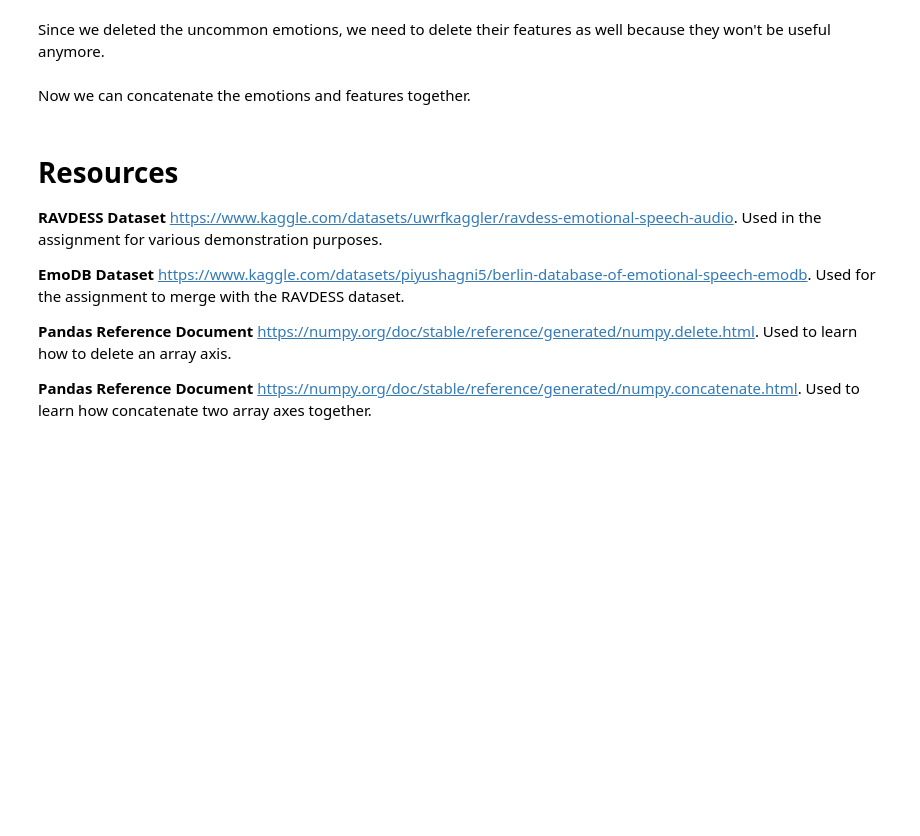
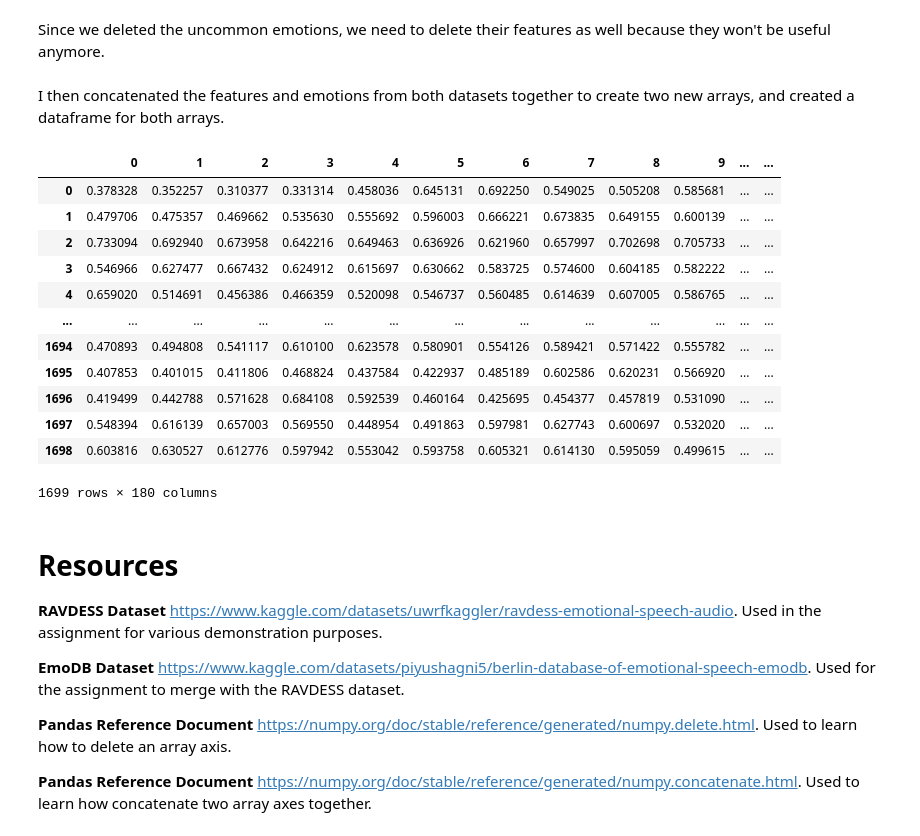
Before and after one commit to manideepvangari/Week3-Machine_Learning, a Jupyter notebook: Week_3_MachineLearning.ipynb, the cells around one changed output. Cells and saved outputs as stored; diff of their text form; code cells hidden in the pictures; blank space fills up the shorter version.

```diff
--- a/Week_3_MachineLearning.ipynb
+++ b/Week_3_MachineLearning.ipynb
@@ -728,5 +728,3 @@ Since we deleted the uncommon emotions, we need to delete their features as well
 emodb_new_features = np.delete(emodb_feature, np.where(emodb_emotions == 'boredom'), axis=0)
 ravdess_new_features = np.delete(ravdess_feature, np.where(ravdess_emotions == 'calm'), axis=0)
 ravdess_new_features = np.delete(ravdess_new_features, np.where(emodb_discarded_emotion == 'surprised'), axis=0)
-# %% [markdown]
-Now we can concatenate the emotions and features together.
@@ -736,3 +731,27 @@ combined_features = np.concatenate((ravdess_new_features, emodb_new_features))
+# %% [markdown]
+I then concatenated the features and emotions from both datasets together to create two new arrays, and created a dataframe for both arrays.
+# %%
+combined_features = np.concatenate((ravdess_new_features, emodb_new_features))
+combined_emotions = np.concatenate((ravdess_new_emotions, emodb_new_emotions))
+
+features_dataframe = pd.DataFrame(combined_features)
+emotions_dataframe = pd.DataFrame(combined_emotions)
+# %%
+features_dataframe
+# %% [output]
+|  | 0 | 1 | 2 | 3 | 4 | 5 | 6 | 7 | 8 | 9 | ... | ... |
+| 0 | 0.378328 | 0.352257 | 0.310377 | 0.331314 | 0.458036 | 0.645131 | 0.692250 | 0.549025 | 0.505208 | 0.585681 | ... | ... |
+| 1 | 0.479706 | 0.475357 | 0.469662 | 0.535630 | 0.555692 | 0.596003 | 0.666221 | 0.673835 | 0.649155 | 0.600139 | ... | ... |
+| 2 | 0.733094 | 0.692940 | 0.673958 | 0.642216 | 0.649463 | 0.636926 | 0.621960 | 0.657997 | 0.702698 | 0.705733 | ... | ... |
+| 3 | 0.546966 | 0.627477 | 0.667432 | 0.624912 | 0.615697 | 0.630662 | 0.583725 | 0.574600 | 0.604185 | 0.582222 | ... | ... |
+| 4 | 0.659020 | 0.514691 | 0.456386 | 0.466359 | 0.520098 | 0.546737 | 0.560485 | 0.614639 | 0.607005 | 0.586765 | ... | ... |
+| ... | ... | ... | ... | ... | ... | ... | ... | ... | ... | ... | ... | ... |
+| 1694 | 0.470893 | 0.494808 | 0.541117 | 0.610100 | 0.623578 | 0.580901 | 0.554126 | 0.589421 | 0.571422 | 0.555782 | ... | ... |
+| 1695 | 0.407853 | 0.401015 | 0.411806 | 0.468824 | 0.437584 | 0.422937 | 0.485189 | 0.602586 | 0.620231 | 0.566920 | ... | ... |
+| 1696 | 0.419499 | 0.442788 | 0.571628 | 0.684108 | 0.592539 | 0.460164 | 0.425695 | 0.454377 | 0.457819 | 0.531090 | ... | ... |
+| 1697 | 0.548394 | 0.616139 | 0.657003 | 0.569550 | 0.448954 | 0.491863 | 0.597981 | 0.627743 | 0.600697 | 0.532020 | ... | ... |
+| 1698 | 0.603816 | 0.630527 | 0.612776 | 0.597942 | 0.553042 | 0.593758 | 0.605321 | 0.614130 | 0.595059 | 0.499615 | ... | ... |
+1699 rows × 180 columns
 # %% [markdown]
 # **Resources**
 
```
Also changed, not shown: parts of 1 cell of this notebook.
